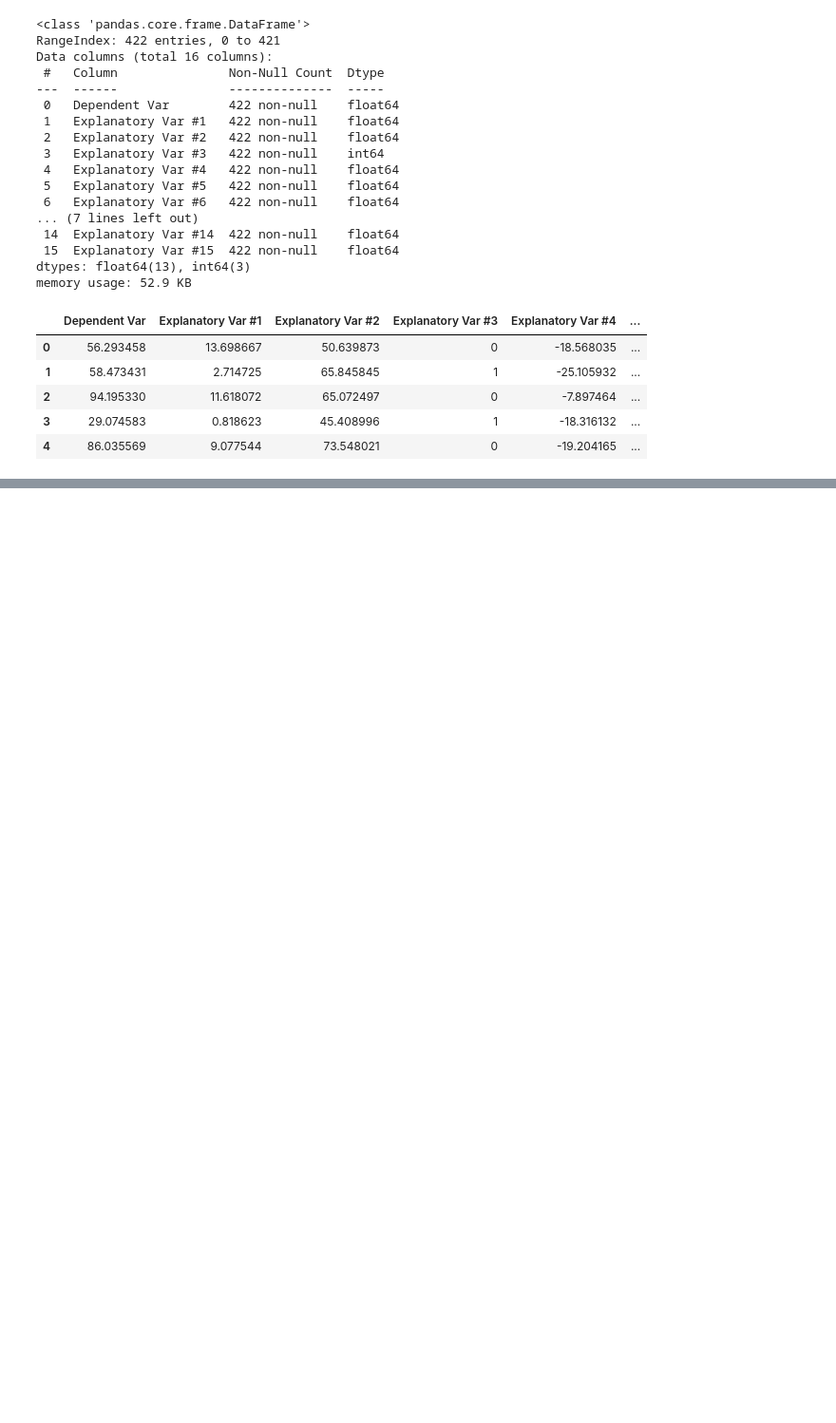
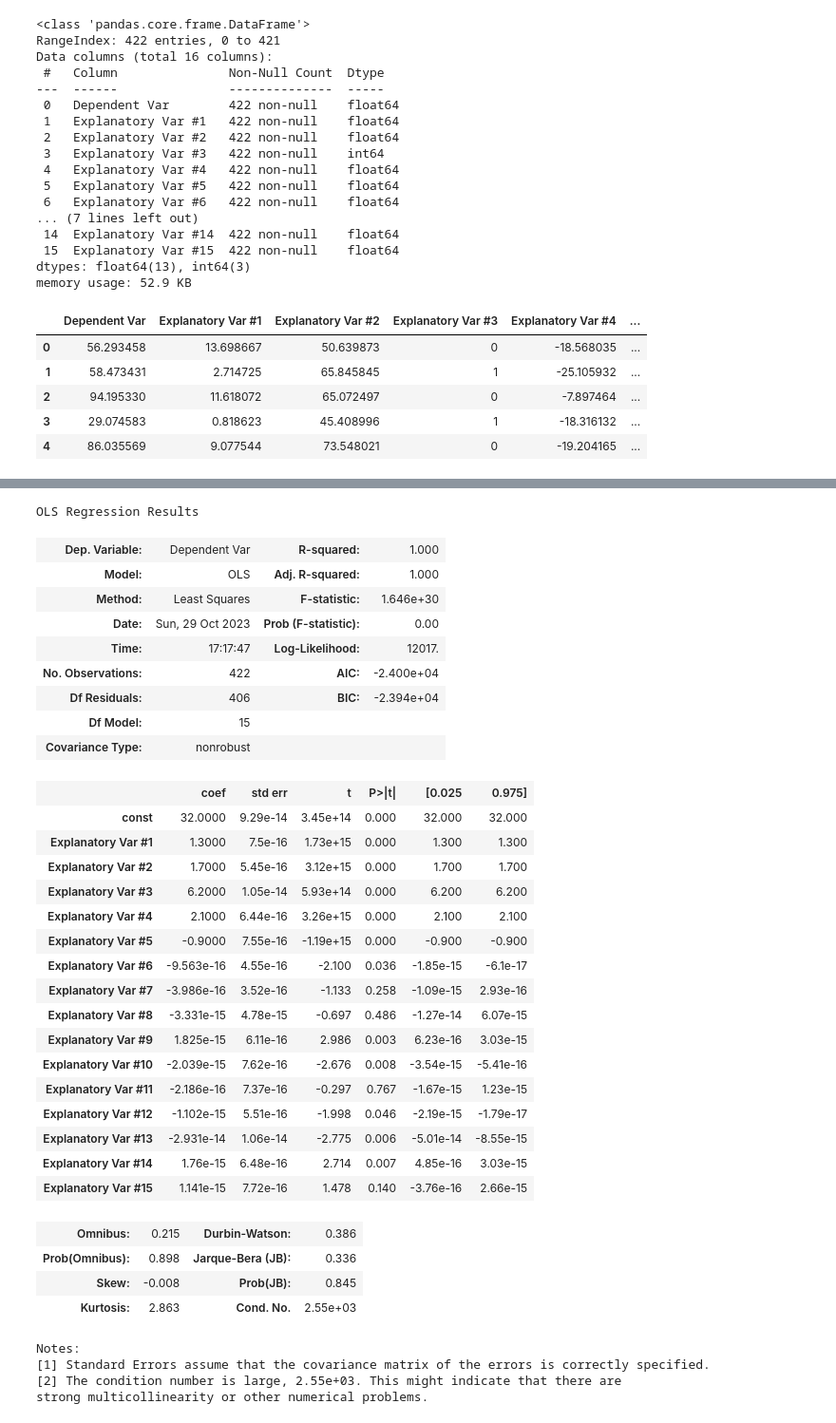
Before and after one commit to arshiaarora10/DatascienceAA, a Jupyter notebook: Fall Term/PredictiveGroup.ipynb, the cells around one changed output, grey strips where cells are left out. Shown at 95% size. Saved outputs shown, nothing was run; the diff lists cells and outputs as text; code cells hidden in the pictures; blank space fills up the shorter version.

```diff
--- a/Fall Term/PredictiveGroup.ipynb
+++ b/Fall Term/PredictiveGroup.ipynb
@@ -78,3 +93,43 @@ OLS Regression Results
 Notes:
 [1] R² is computed without centering (uncentered) since the model does not contain a constant.
 [2] Standard Errors assume that the covariance matrix of the errors is correctly specified.
+# %%
+x_updated = sm.add_constant(X)
+model_updated = sm.OLS(y,x_updated).fit()
+model_updated.summary()
+# %% [output]
+OLS Regression Results
+| Dep. Variable: | Dependent Var | R-squared: | 1.000 |
+| Model: | OLS | Adj. R-squared: | 1.000 |
+| Method: | Least Squares | F-statistic: | 1.646e+30 |
+| Date: | Sun, 29 Oct 2023 | Prob (F-statistic): | 0.00 |
+| Time: | 17:17:47 | Log-Likelihood: | 12017. |
+| No. Observations: | 422 | AIC: | -2.400e+04 |
+| Df Residuals: | 406 | BIC: | -2.394e+04 |
+| Df Model: | 15 |  |  |
+| Covariance Type: | nonrobust |  |  |
+|  | coef | std err | t | P>|t| | [0.025 | 0.975] |
+| const | 32.0000 | 9.29e-14 | 3.45e+14 | 0.000 | 32.000 | 32.000 |
+| Explanatory Var #1 | 1.3000 | 7.5e-16 | 1.73e+15 | 0.000 | 1.300 | 1.300 |
+| Explanatory Var #2 | 1.7000 | 5.45e-16 | 3.12e+15 | 0.000 | 1.700 | 1.700 |
+| Explanatory Var #3 | 6.2000 | 1.05e-14 | 5.93e+14 | 0.000 | 6.200 | 6.200 |
+| Explanatory Var #4 | 2.1000 | 6.44e-16 | 3.26e+15 | 0.000 | 2.100 | 2.100 |
+| Explanatory Var #5 | -0.9000 | 7.55e-16 | -1.19e+15 | 0.000 | -0.900 | -0.900 |
+| Explanatory Var #6 | -9.563e-16 | 4.55e-16 | -2.100 | 0.036 | -1.85e-15 | -6.1e-17 |
+| Explanatory Var #7 | -3.986e-16 | 3.52e-16 | -1.133 | 0.258 | -1.09e-15 | 2.93e-16 |
+| Explanatory Var #8 | -3.331e-15 | 4.78e-15 | -0.697 | 0.486 | -1.27e-14 | 6.07e-15 |
+| Explanatory Var #9 | 1.825e-15 | 6.11e-16 | 2.986 | 0.003 | 6.23e-16 | 3.03e-15 |
+| Explanatory Var #10 | -2.039e-15 | 7.62e-16 | -2.676 | 0.008 | -3.54e-15 | -5.41e-16 |
+| Explanatory Var #11 | -2.186e-16 | 7.37e-16 | -0.297 | 0.767 | -1.67e-15 | 1.23e-15 |
+| Explanatory Var #12 | -1.102e-15 | 5.51e-16 | -1.998 | 0.046 | -2.19e-15 | -1.79e-17 |
+| Explanatory Var #13 | -2.931e-14 | 1.06e-14 | -2.775 | 0.006 | -5.01e-14 | -8.55e-15 |
+| Explanatory Var #14 | 1.76e-15 | 6.48e-16 | 2.714 | 0.007 | 4.85e-16 | 3.03e-15 |
+| Explanatory Var #15 | 1.141e-15 | 7.72e-16 | 1.478 | 0.140 | -3.76e-16 | 2.66e-15 |
+| Omnibus: | 0.215 | Durbin-Watson: | 0.386 |
+| Prob(Omnibus): | 0.898 | Jarque-Bera (JB): | 0.336 |
+| Skew: | -0.008 | Prob(JB): | 0.845 |
+| Kurtosis: | 2.863 | Cond. No. | 2.55e+03 |
+Notes:
+[1] Standard Errors assume that the covariance matrix of the errors is correctly specified.
+[2] The condition number is large, 2.55e+03. This might indicate that there are
+strong multicollinearity or other numerical problems.
```
Also changed, not shown: parts of 28 cells of this notebook, 12 other files.
